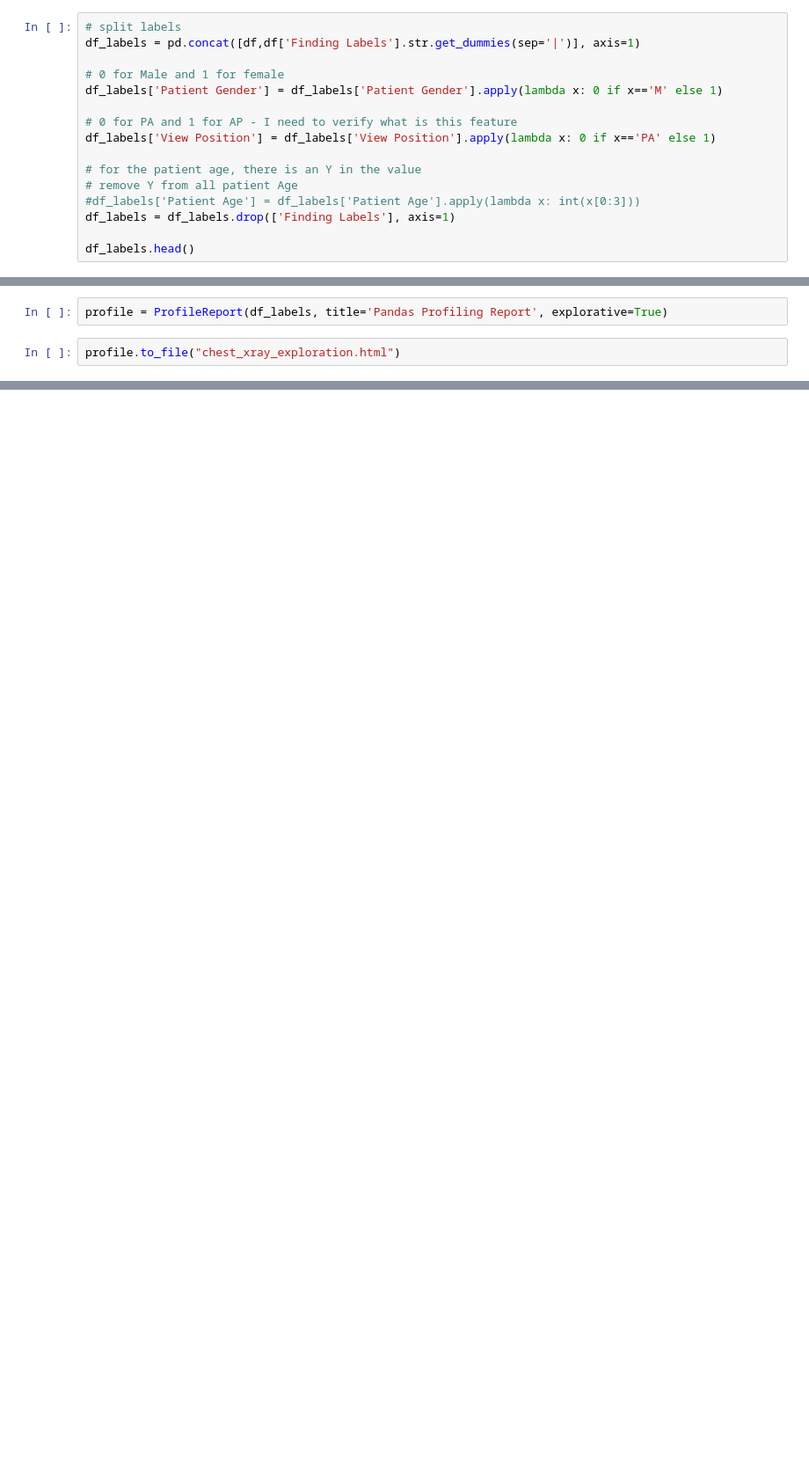
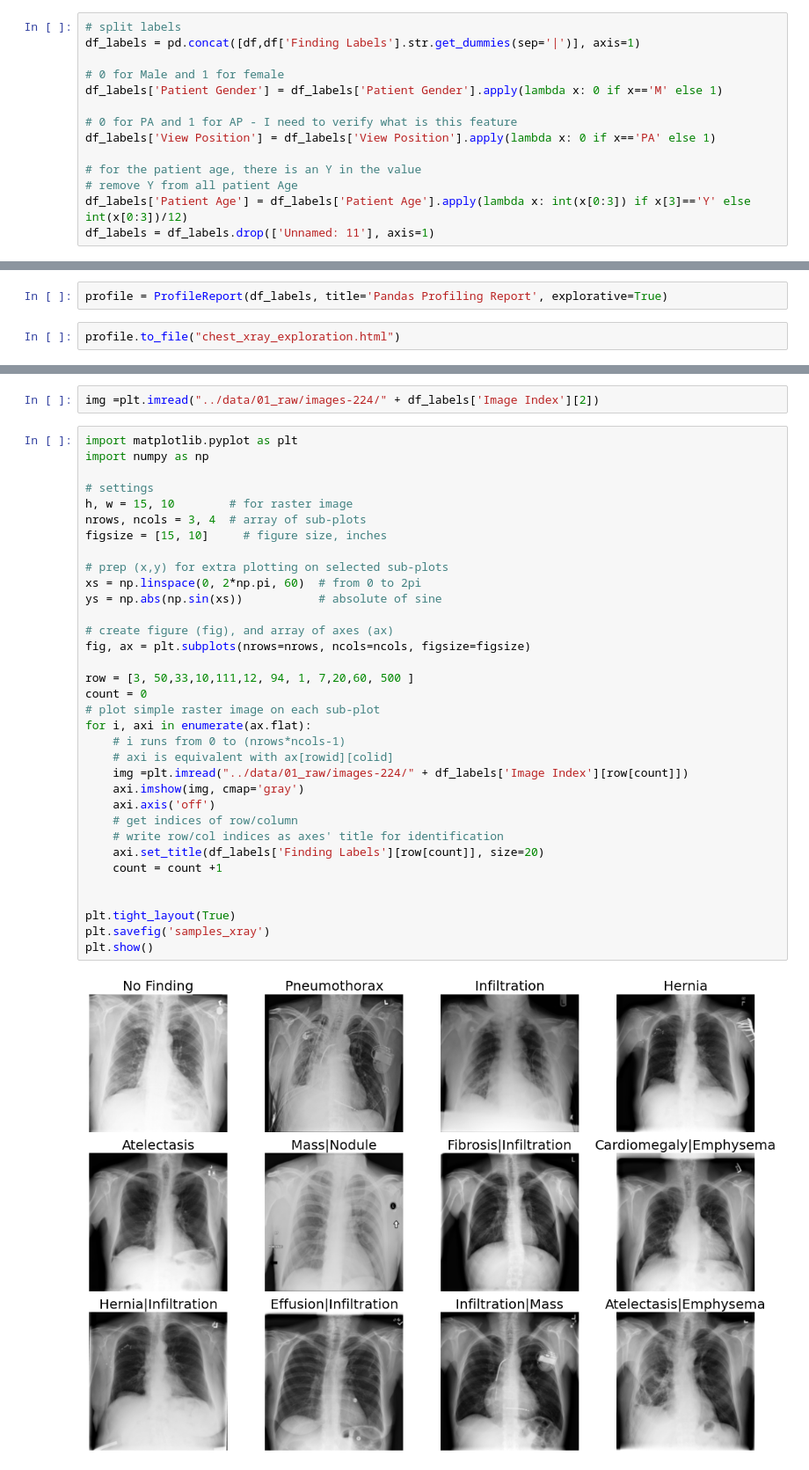
Before and after one commit to YanCote/IFT6268-simclr, a Jupyter notebook: notebooks/0.0_xray_data_exploration.ipynb, the cells around one changed output, grey strips where cells are left out. Shown at 88% size. Drawn from its saved outputs; the diff is of its cells as text; blank space fills up the shorter version.

Commit message:
Finished data exploration

```diff
--- a/notebooks/0.0_xray_data_exploration.ipynb
+++ b/notebooks/0.0_xray_data_exploration.ipynb
@@ -146,7 +80,5 @@ df_labels['View Position'] = df_labels['View Position'].apply(lambda x: 0 if x==
 
 # for the patient age, there is an Y in the value
 # remove Y from all patient Age
-#df_labels['Patient Age'] = df_labels['Patient Age'].apply(lambda x: int(x[0:3]))
-df_labels = df_labels.drop(['Finding Labels'], axis=1)
-
-df_labels.head()
+df_labels['Patient Age'] = df_labels['Patient Age'].apply(lambda x: int(x[0:3]) if x[3]=='Y' else int(x[0:3])/12)
+df_labels = df_labels.drop(['Unnamed: 11'], axis=1)
@@ -172,0 +103,38 @@ profile.to_file("chest_xray_exploration.html")
+# %%
+img =plt.imread("../data/01_raw/images-224/" + df_labels['Image Index'][2])
+# %%
+import matplotlib.pyplot as plt
+import numpy as np
+
+# settings
+h, w = 15, 10        # for raster image
+nrows, ncols = 3, 4  # array of sub-plots
+figsize = [15, 10]     # figure size, inches
+
+# prep (x,y) for extra plotting on selected sub-plots
+xs = np.linspace(0, 2*np.pi, 60)  # from 0 to 2pi
+ys = np.abs(np.sin(xs))           # absolute of sine
+
+# create figure (fig), and array of axes (ax)
+fig, ax = plt.subplots(nrows=nrows, ncols=ncols, figsize=figsize)
+
+row = [3, 50,33,10,111,12, 94, 1, 7,20,60, 500 ]
+count = 0
+# plot simple raster image on each sub-plot
+for i, axi in enumerate(ax.flat):
+    # i runs from 0 to (nrows*ncols-1)
+    # axi is equivalent with ax[rowid][colid]
+    img =plt.imread("../data/01_raw/images-224/" + df_labels['Image Index'][row[count]])
+    axi.imshow(img, cmap='gray')
+    axi.axis('off')
+    # get indices of row/column
+    # write row/col indices as axes' title for identification
+    axi.set_title(df_labels['Finding Labels'][row[count]], size=20)
+    count = count +1
+
+
+plt.tight_layout(True)
+plt.savefig('samples_xray')
+plt.show()
+# %% [output]
+[figure, added]
```
Also changed, not shown: parts of 22 cells of this notebook, 5 other files.
